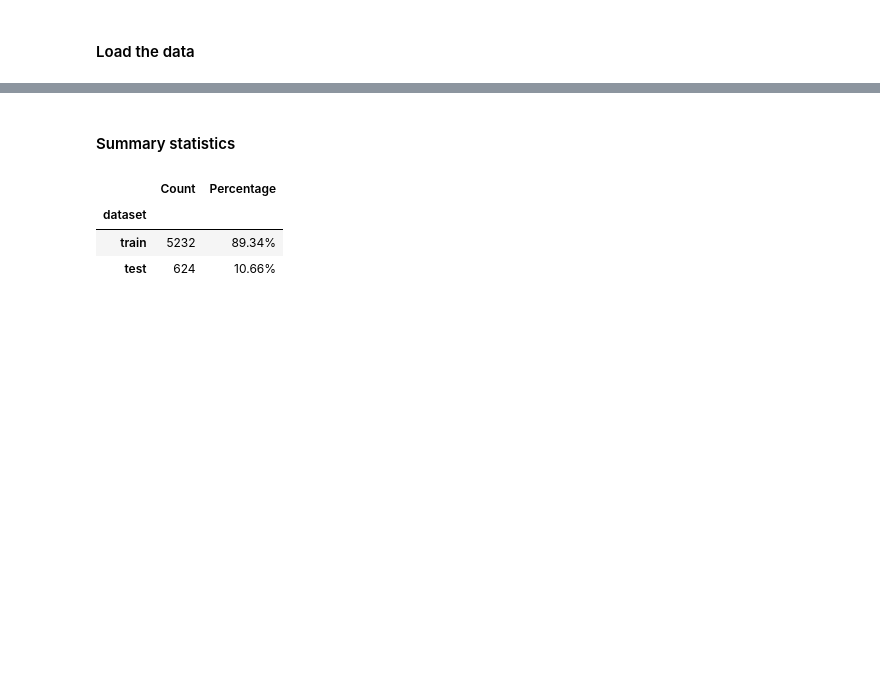
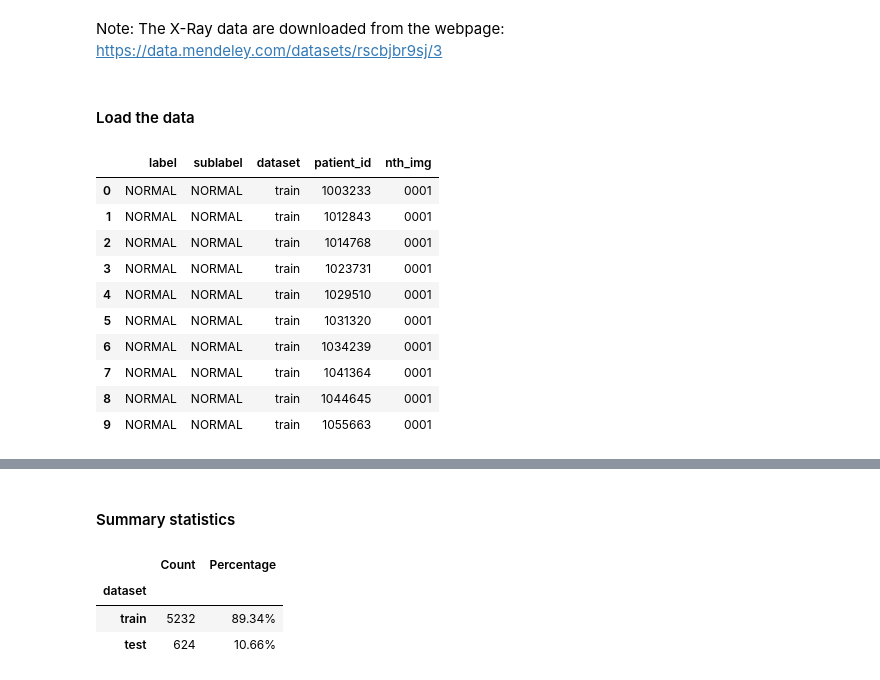
Before and after one commit to yifeng-song-uva/Classification_of_Chest_X-Ray_Images_Using_Deep_Learning, a Jupyter notebook: Initial_Data_Exploration.ipynb, the cells around one changed output, grey strips where cells are left out. Drawn from its saved outputs; the diff is of its cells as text; code cells hidden in the pictures; blank space fills up the shorter version.

Commit message:
Update Initial_Data_Exploration.ipynb
Added checking for potential data leaks and different color modes.

```diff
--- a/Initial_Data_Exploration.ipynb
+++ b/Initial_Data_Exploration.ipynb
@@ -1,3 +1,5 @@
+# %% [markdown]
+Note: The X-Ray data are downloaded from the webpage: https://data.mendeley.com/datasets/rscbjbr9sj/3
 # %%
 import os
 import shutil
@@ -21,8 +23,24 @@ for dataset in ['train', 'test']:
                 image_data.append({'image_path': os.path.join(folder, img_file),
                 'label': class_name,
                 'sublabel': img_file.split(".")[0].split("-")[0],
-                'dataset': dataset
+                'dataset': dataset,
+                'patient_id': img_file.split(".")[0].split("-")[1],
+                'nth_img': img_file.split(".")[0].split("-")[2]
                 })
 df = pd.DataFrame(image_data)
 sublabel_categories = ['NORMAL', 'BACTERIA', 'VIRUS']
 df.sublabel = pd.Categorical(df.sublabel, categories=sublabel_categories, ordered=True)
+# %%
+df.iloc[:,1:].head(10)
+# %% [output]
+|  | label | sublabel | dataset | patient_id | nth_img |
+| 0 | NORMAL | NORMAL | train | 1003233 | 0001 |
+| 1 | NORMAL | NORMAL | train | 1012843 | 0001 |
+| 2 | NORMAL | NORMAL | train | 1014768 | 0001 |
+| 3 | NORMAL | NORMAL | train | 1023731 | 0001 |
+| 4 | NORMAL | NORMAL | train | 1029510 | 0001 |
+| 5 | NORMAL | NORMAL | train | 1031320 | 0001 |
+| 6 | NORMAL | NORMAL | train | 1034239 | 0001 |
+| 7 | NORMAL | NORMAL | train | 1041364 | 0001 |
+| 8 | NORMAL | NORMAL | train | 1044645 | 0001 |
+| 9 | NORMAL | NORMAL | train | 1055663 | 0001 |
```
Also changed, not shown: parts of 4 cells of this notebook.
